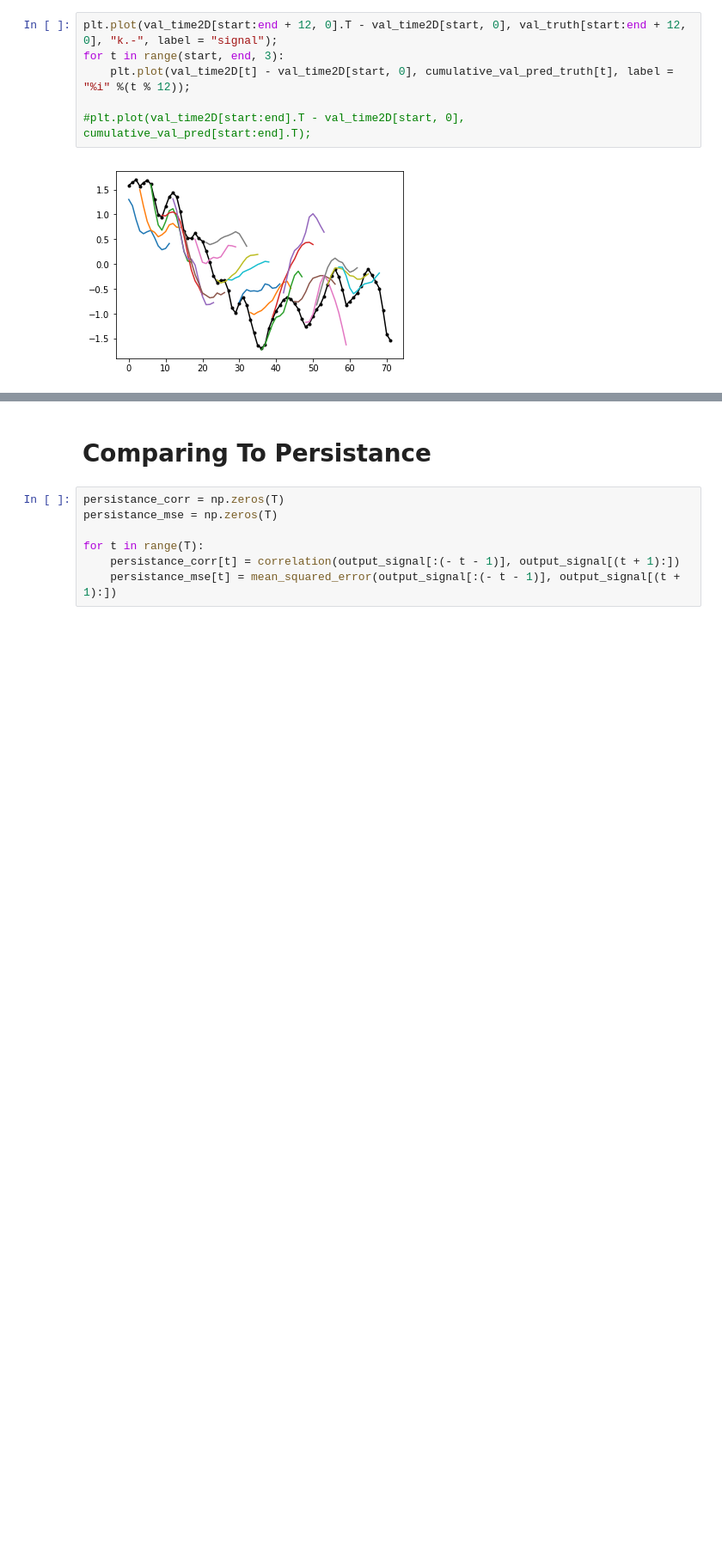
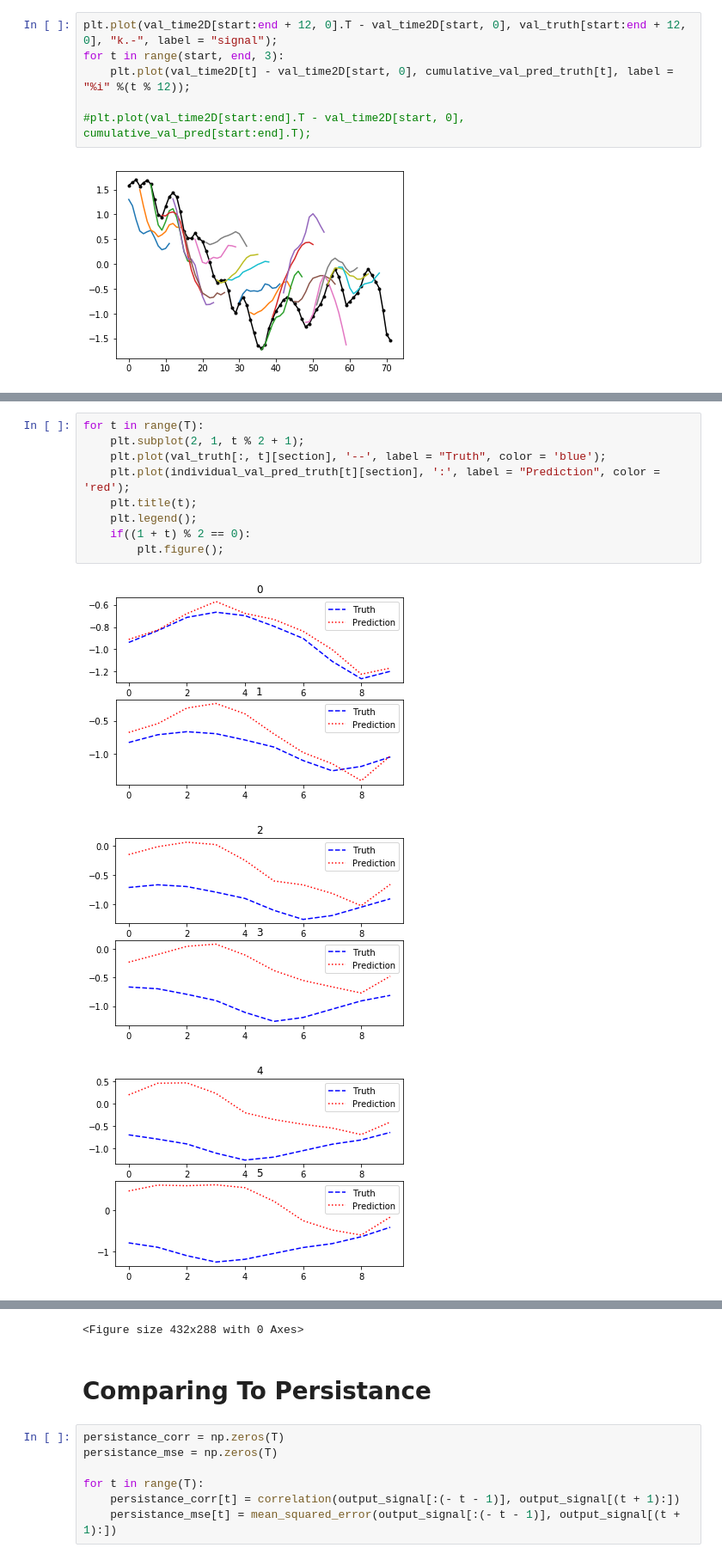
Before and after one commit to paula-gradu/El-Nino, a Jupyter notebook: Predicting Change in ONI.ipynb, the cells around one changed output, grey strips where cells are left out. Shown: that part at 86% size. Cells and saved outputs as stored; diff of their text form; blank space fills up the shorter version.

```diff
--- a/Predicting Change in ONI.ipynb
+++ b/Predicting Change in ONI.ipynb
@@ -269,0 +333,13 @@ for t in range(start, end, 3):
+# %%
+for t in range(T):
+    plt.subplot(2, 1, t % 2 + 1);
+    plt.plot(val_truth[:, t][section], '--', label = "Truth", color = 'blue');
+    plt.plot(individual_val_pred_truth[t][section], ':', label = "Prediction", color = 'red');
+    plt.title(t);
+    plt.legend();
+    if((1 + t) % 2 == 0):
+        plt.figure();
+# %% [output]
+[figure, added]
+[figure, added]
+[figure, added]
@@ -270,3 +349,4 @@ for t in range(start, end, 3):
+<Figure size 432x288 with 0 Axes>
 # %% [markdown]
 # Comparing To Persistance
 # %%
```
Also changed, not shown: parts of 7 cells of this notebook.
